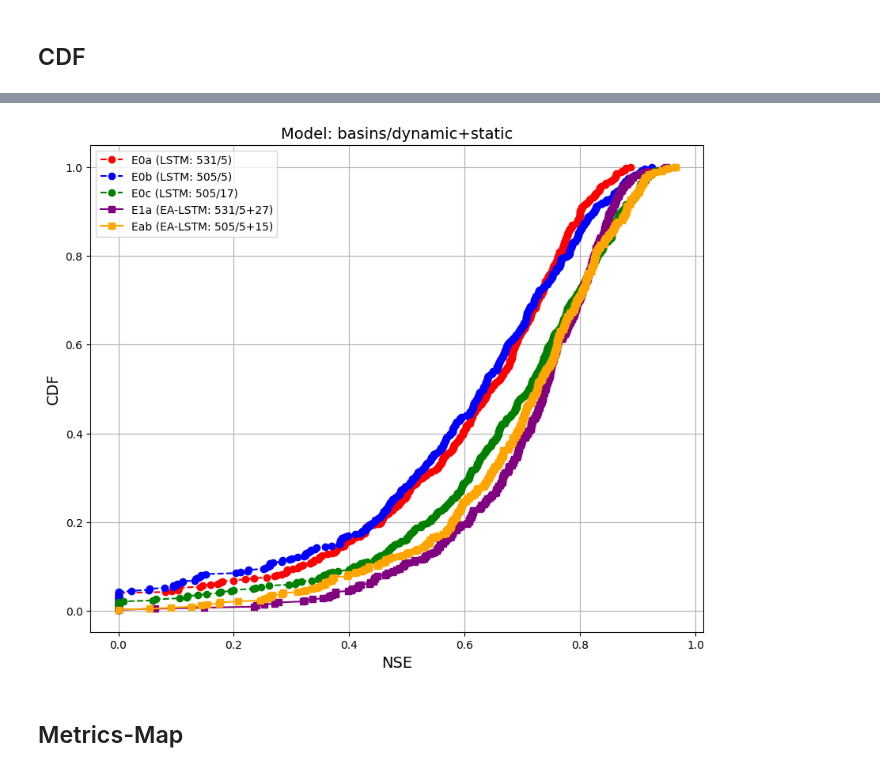
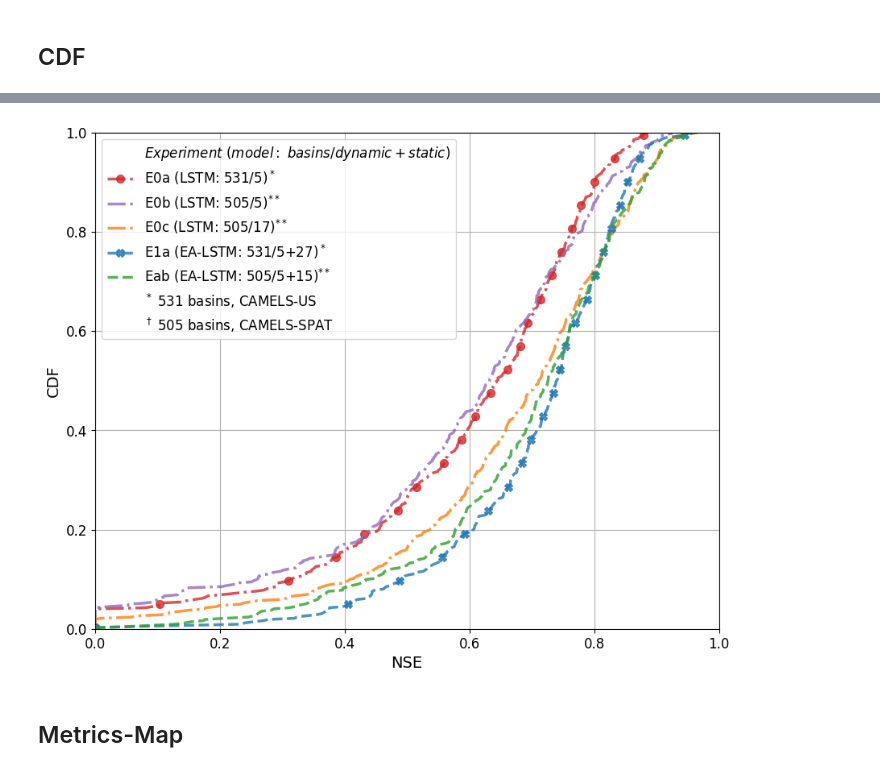
Before and after one commit to jpcurbelo/neuralhydrology_fork, a Jupyter notebook: camels_spat_scripts/postprocessing_scripts/nh_run_plots/nh_run_plots.ipynb, the cells around one changed output, grey strips where cells are left out. Saved outputs shown, nothing was run; the diff lists cells and outputs as text; code cells hidden in the pictures.

Commit message:
Updated cdf plots

```diff
--- a/camels_spat_scripts/postprocessing_scripts/nh_run_plots/nh_run_plots.ipynb
+++ b/camels_spat_scripts/postprocessing_scripts/nh_run_plots/nh_run_plots.ipynb
@@ -312,48 +290,72 @@ folder4cdf_dir_list
 # %%
-folder4cdf_dir_list = config_data['folders4cdf_dir']
+# Load config_file
+with open('config_nh_run_plots.yml', 'r') as ymlfile:
+        config_data2 = yaml.load(ymlfile, Loader=yaml.FullLoader)
+
+folder4cdf_dir_list = config_data2['folders4cdf_dir']
 
 plt.figure(figsize=(10, 8))
+
+# Add an empty plot for the title in the legend
+plt.plot([], [], ' ', label=r'$\it{Experiment\ (model: dynamic+static)}$')
+
 for folder in folder4cdf_dir_list:
 
-#   - directory: runs_531_nh_paper
-#     experiment: E0a (531/5)
-#     color: red
-#     marker: o
     folder_dir = Path(folder['directory'])
     folder_exp = folder['experiment']
     folder_color = folder['color']
     folder_marker = folder['marker']
     folder_line = folder['linestyle']
-
 
     # Load the result dataframe
     df = pd.read_csv(folder_dir / 'test_ensemble_metrics.csv')
 
     # Make negative NSE values zero
     df['NSE'] = df['NSE'].apply(lambda x: 0 if x < 0 else x)
 
     # Filter the result dataframe to only include the proper basins
     df = filter_basins(df,
                         filter_by_447=FILTER_BY_447,
                         filter_by_505=FILTER_BY_505,
                         filter_by_531=FILTER_BY_531)
     # Select basin and NSE columns
     df = df[['basin', 'NSE']].copy()
     # Sort NSE values
     nse_values = np.sort(df['NSE'])
     # Calculate cumulative probabilities
     cdf = np.arange(1, len(nse_values) + 1) / len(nse_values)
     # Plot the CDF
-    plt.plot(nse_values, cdf, color=folder_color, marker=folder_marker, linestyle=folder_line, label=folder_exp)
+    plt.plot(nse_values, cdf, color=folder_color,
+             alpha=0.8,
+             linewidth=2.5,
+             marker=folder_marker,
+             markevery=20,
+             ms=7,
+             linestyle=folder_line,
+             label=folder_exp)
+
+# Add an empty plot for the title in the legend
+plt.plot([], [], ' ', label=r'$^*$ 531 basins, CAMELS-US')
+plt.plot([], [], ' ', label=r'$^\dagger$ 505 basins, CAMELS-SPAT')
+
+# Set the limits of the x and y axis to the range of the data
+plt.xlim(0, 1)
+plt.ylim(0, 1)
+
+plt.xticks(fontsize=12)
+plt.yticks(fontsize=12)
 
 plt.xlabel('NSE', fontsize=14)
 plt.ylabel('CDF', fontsize=14)
-plt.title('Model: basins/dynamic+static', fontsize=14)
 plt.grid(True)
-plt.legend()
+plt.legend(fontsize=12)
+
+# Save the plot
+plt.savefig('cdf_nse.png', dpi=150, bbox_inches='tight')
+
 plt.show()
 # %% [output]
-[figure, old version]
+[figure, new version]
 # %% [markdown]
 ## Metrics-Map
 # %%
```
Also changed, not shown: parts of 2 cells of this notebook, 2 other files.
